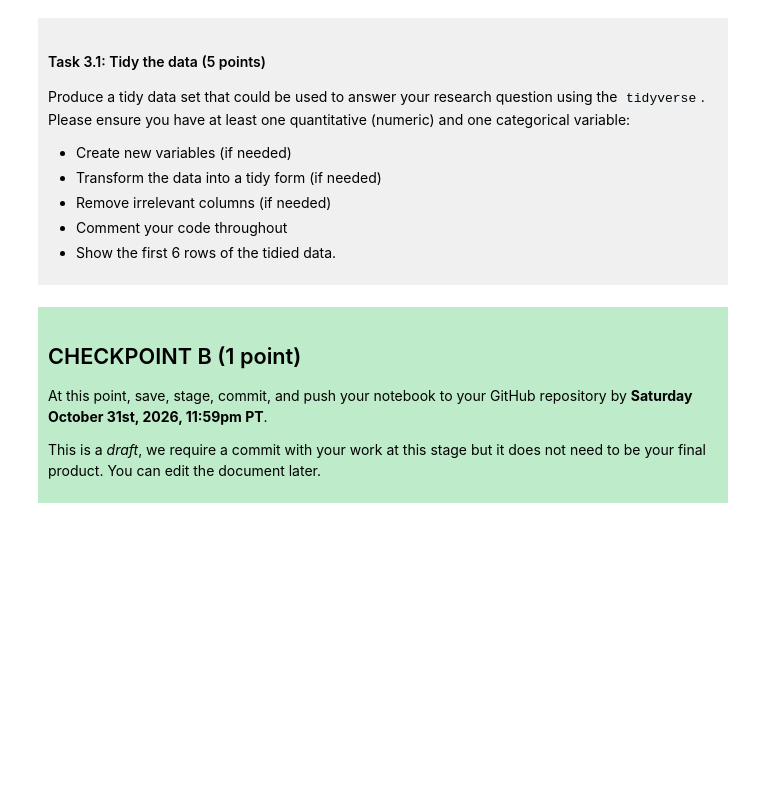
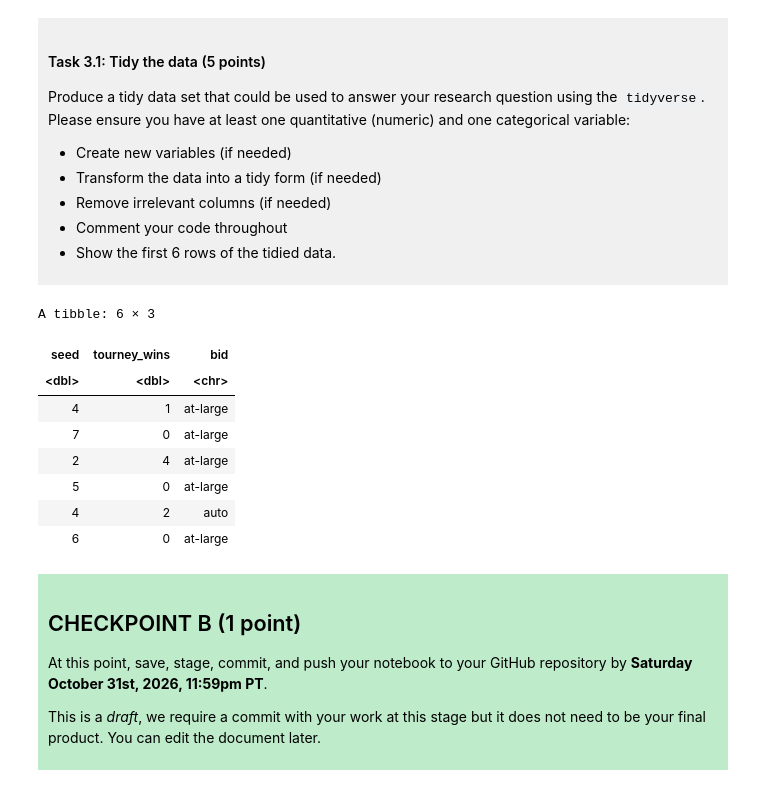
Before and after one commit to melodiejadewendy/dsci-100-projecct-Melodie-jade-Opara, a Jupyter notebook: dsci-100-project-notebook.ipynb, the cells around one changed output. Saved outputs shown, nothing was run; the diff lists cells and outputs as text; code cells hidden in the pictures; blank space fills up the shorter version.

```diff
--- a/dsci-100-project-notebook.ipynb
+++ b/dsci-100-project-notebook.ipynb
@@ -190,6 +220,28 @@ Produce a tidy data set that could be used to answer your research question usin
 </div>
 # %%
 ### EDIT THIS CODE CELL ###
+
+# assign my data and make sure to only keep the variables needed to study
+womendatatidy <- womendata |>
+                select(seed, tourney_wins, bid) |>
+#remove seed =0 because they are not real values
+                filter(seed !=0) |>
+
+#drop na will remove the rows with missing values
+                drop_na()
+
+# return the first 6 rows
+head(womendatatidy)
+# %% [output]
+A tibble: 6 × 3
+| seed | tourney_wins | bid |
+| <dbl> | <dbl> | <chr> |
+| 4 | 1 | at-large |
+| 7 | 0 | at-large |
+| 2 | 4 | at-large |
+| 5 | 0 | at-large |
+| 4 | 2 | auto |
+| 6 | 0 | at-large |
 # %% [markdown]
 <div style="background-color: #beebca; padding: 10px;">
 
```
Also changed, not shown: parts of 3 cells of this notebook.
